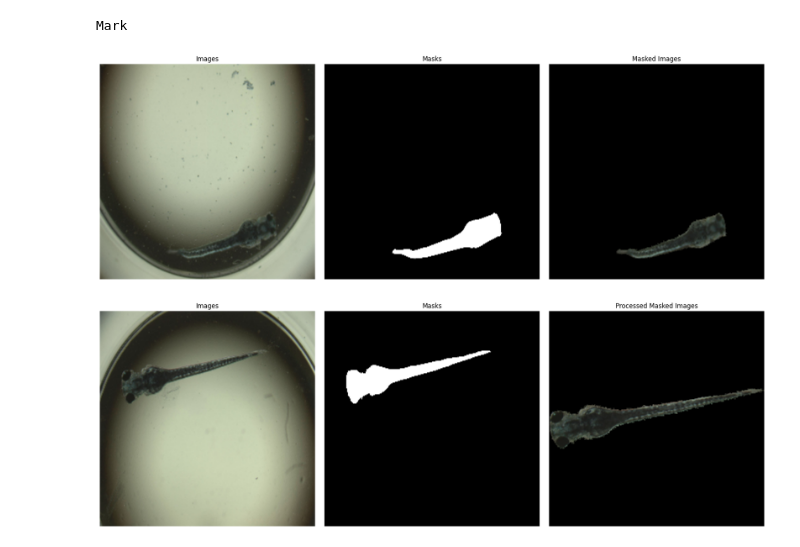
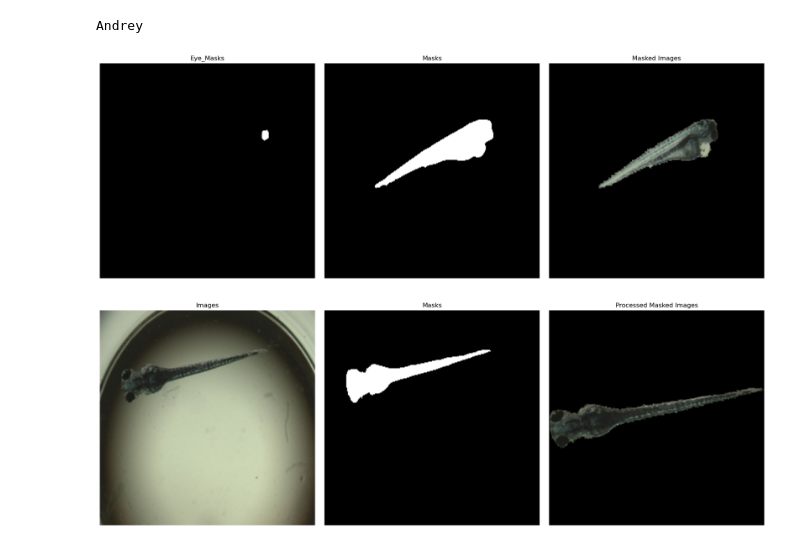
Before and after one commit to MarkDanielArndt/Zebra_Fish, a Jupyter notebook: Segmentation_Notebook.ipynb, the cells around one changed output. Drawn from its saved outputs; the diff is of its cells as text; code cells hidden in the pictures.

```diff
--- a/Segmentation_Notebook.ipynb
+++ b/Segmentation_Notebook.ipynb
@@ -40,10 +40,10 @@ random.seed(seed)
 np.random.seed(seed)
 
 #0. Set user
-User="Mark" #Set to Mark if you are Mark XD
+User="Andrey" #Set to Mark if you are Mark XD
 print(User)
 # %% [output]
-Mark
+Andrey
 # %%
 #Set Parameters Mark
 
@@ -51,7 +51,11 @@ Mark
 if User=="Mark":
 
     load_with_split = True #Load data with split or without split use the exel file
-    excel_path = "Df_Zebrafish_with_splits.xlsx" #change if Load with split == True
+
+    Model_seg_eyes = True #Use eye masks or not
+    eye_seg_train = True #Train eye segmentation model or not
+
+    excel_path = "Df_Zebrafish_with_splits.xlsx" #change to "Df_Zebrafish_with_splits_with_eyes.xlsx"
 
     #Df_Zebrafish_with_splits.xlsx
 
@@ -90,6 +94,7 @@ if User=="Mark":
     #Use trained model for mask segmentation of images
     use_seg_model = True
     trained_seg_model = f"{seg_directory}/Segmentation/seg_model.pth"
+    trained_eye_seg_model = f"{seg_directory}/eye_segmentation_model.pth"
 
     #5 Transformer. Augmentation parameters
     trans_rotation_range = 45
@@ -138,7 +143,10 @@ if User=="Andrey":
 
     load_with_split = True #Load data with split or without split use the exel file
 
-    excel_path = "C:/Local_Docs/Uni/Hiwi_IBT/Zebra_Fish/Df_Zebrafish_with_splits_AT.xlsx" #change if Load with split == True
+    Model_seg_eyes = True #Use eye masks or not
+    eye_seg_train = True #Train eye segmentation model or not
+
+    excel_path = "C:/Local_Docs/Uni/Hiwi_IBT/Zebra_Fish/Df_Zebrafish_with_splits_and_eyes_AT.xlsx" #change if Load with split == True
     images_folder = "C:/Local_Docs/Uni/Hiwi_IBT/Zebra_Fish/Zebra_fish_data/Raw_data_full_train"
     masks_folder = "C:/Local_Docs/Uni/Hiwi_IBT/Zebra_Fish/Zebra_fish_data/Raw_data_full_masks"
 
@@ -173,6 +181,7 @@ if User=="Andrey":
     #Use trained model for mask segmentation of images
     use_seg_model = True
     trained_seg_model = f"{seg_directory}/segmentation_model.pth"
+    trained_eye_seg_model = f"{seg_directory}/eye_segmentation_model.pth"
 
     #Select Model for classification
     Model_type = "CNN"
@@ -341,35 +350,35 @@ def display_images(df, index, col1, col2, col3, target_size=(256, 256)):
             img = image_data
         else:
             raise ValueError("Unsupported image format.")
 
         return cv2.resize(img, target_size, interpolation=cv2.INTER_LINEAR)
 
     # Load and resize images/masks
     img1 = load_and_resize(df.at[index, col1], target_size)
     img2 = load_and_resize(df.at[index, col2], target_size)
     img3 = load_and_resize(df.at[index, col3], target_size)
 
     # Plot images side by side
     fig, axes = plt.subplots(1, 3, figsize=(18, 6))
 
     axes[0].imshow(img1, cmap="gray" if len(img1.shape) == 2 else None)
     axes[0].set_title(col1)
     axes[0].axis("off")
 
     axes[1].imshow(img2, cmap="gray" if len(img2.shape) == 2 else None)
     axes[1].set_title(col2)
     axes[1].axis("off")
 
     axes[2].imshow(img3, cmap="gray" if len(img3.shape) == 2 else None)
     axes[2].set_title(col3)
     axes[2].axis("off")
 
     plt.tight_layout()
     plt.show()
 
-display_images(df_result, index=3, col1="Images", col2="Masks", col3='Masked Images', target_size=target_size)
+display_images(df_result, index=800, col1="Eye_Masks", col2="Masks", col3='Masked Images', target_size=target_size)
 # %% [output]
-[figure, old version]
+[figure, new version]
 # %%
 #2) Preprocess masked images.
 def preprocess_masked_images(df, target_size):
```
Also changed, not shown: parts of 9 cells of this notebook, 1 other file.
